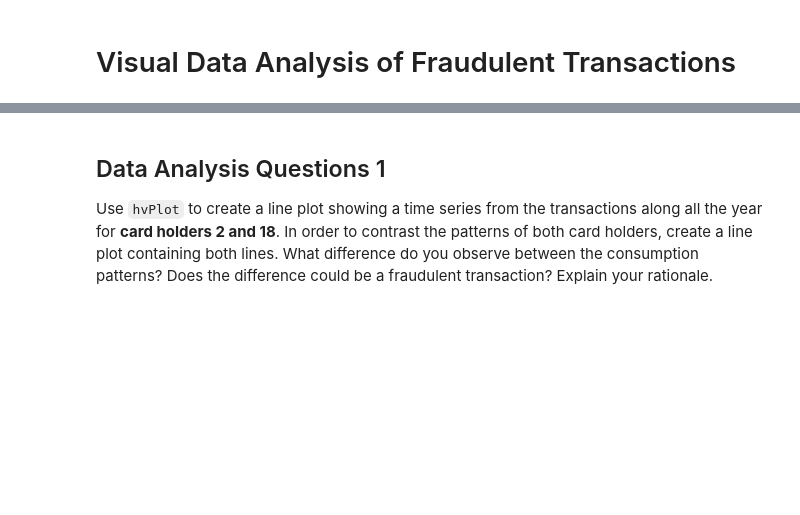
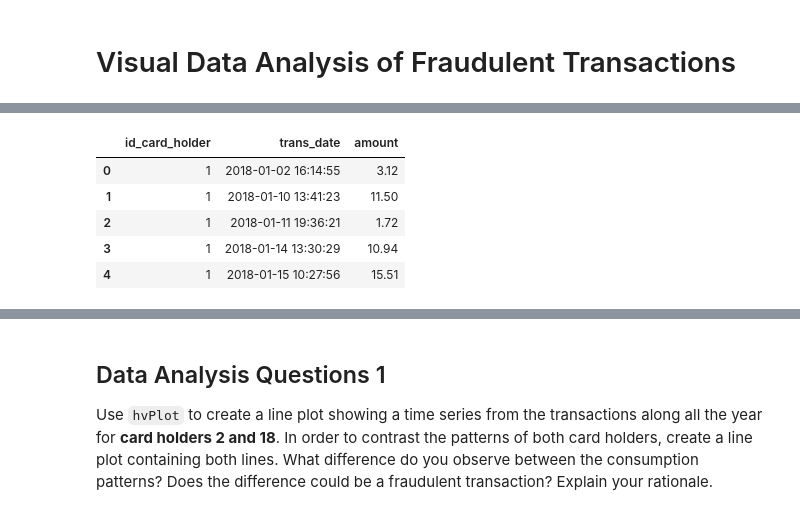
Before and after one commit to stew1922/Suspicious_Transactions, a Jupyter notebook: Starter_Files/visual_data_analysis.ipynb, the cells around one changed output, grey strips where cells are left out. Cells and saved outputs as stored; diff of their text form; code cells hidden in the pictures; blank space fills up the shorter version.

```diff
--- a/Starter_Files/visual_data_analysis.ipynb
+++ b/Starter_Files/visual_data_analysis.ipynb
@@ -15,0 +26,19 @@ engine = create_engine("postgresql://postgres:postgres@localhost:5432/fraud_dete
+# %%
+# First we need to bring in a joined table between 'transactions' and 'credit_Card'
+query = '''
+    SELECT cc.id_card_holder, trans.trans_date, trans.amount FROM credit_card AS cc
+    INNER JOIN transactions AS trans
+    ON trans.card = cc.card
+    ORDER BY cc.id_card_holder, trans.trans_date;
+    '''
+
+# create the dataframe with id_card_holder, trans_date, and amount
+transactions_df = pd.read_sql(query, engine, parse_dates='trans_date')
+transactions_df.head()
+# %% [output]
+|  | id_card_holder | trans_date | amount |
+| 0 | 1 | 2018-01-02 16:14:55 | 3.12 |
+| 1 | 1 | 2018-01-10 13:41:23 | 11.50 |
+| 2 | 1 | 2018-01-11 19:36:21 | 1.72 |
+| 3 | 1 | 2018-01-14 13:30:29 | 10.94 |
+| 4 | 1 | 2018-01-15 10:27:56 | 15.51 |
```
Also changed, not shown: parts of 17 cells of this notebook, 1 other file.
